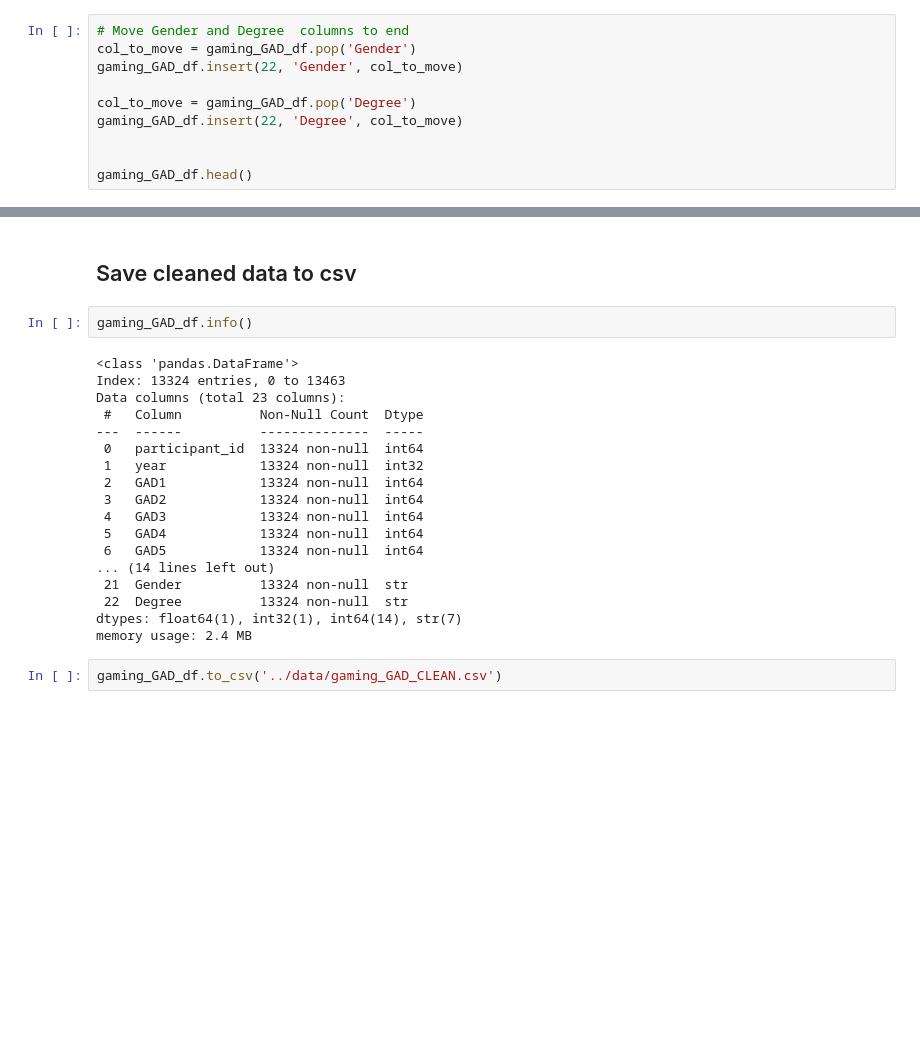
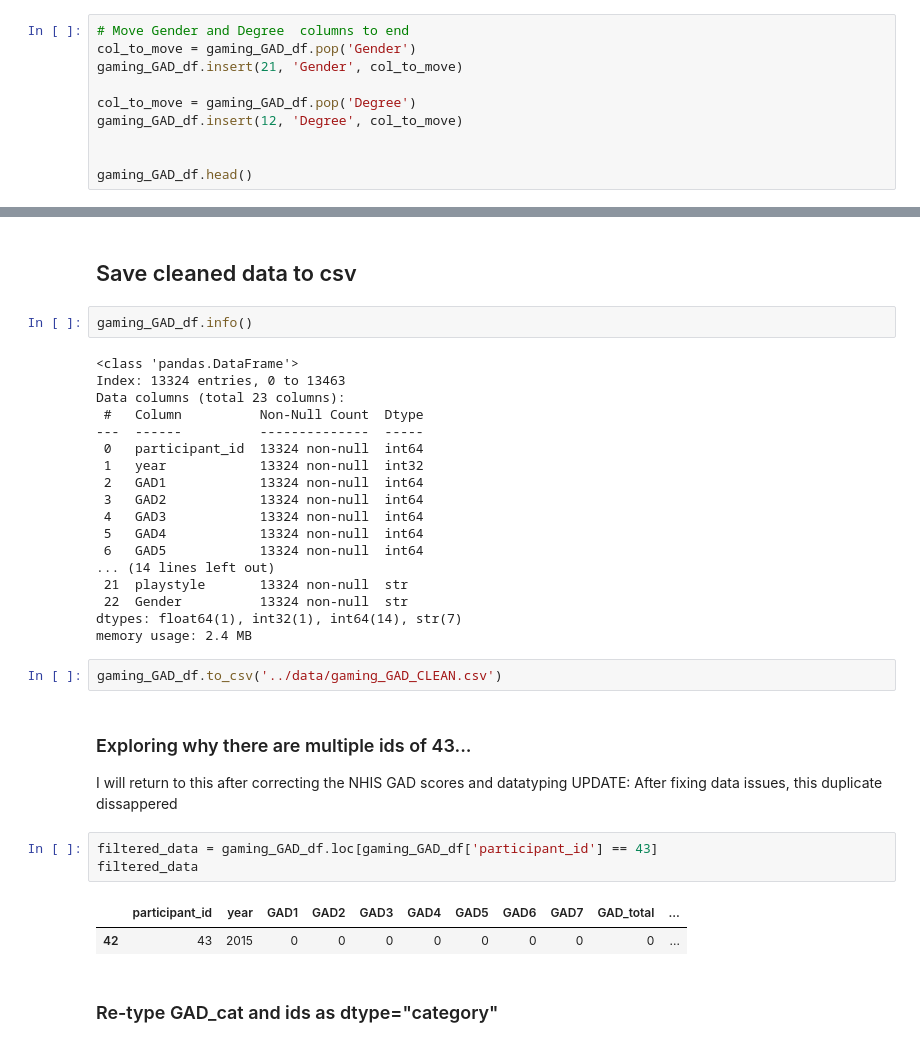
Before and after one commit to amallred/gaming-mental-health-analysis, a Jupyter notebook: notebooks/gaming_mental_health_cleaning.ipynb, the cells around one changed output, grey strips where cells are left out. Drawn from its saved outputs; the diff is of its cells as text; blank space fills up the shorter version.

```diff
--- a/notebooks/gaming_mental_health_cleaning.ipynb
+++ b/notebooks/gaming_mental_health_cleaning.ipynb
@@ -465,10 +465,10 @@ gaming_GAD_df.head()
 # %%
 # Move Gender and Degree  columns to end
 col_to_move = gaming_GAD_df.pop('Gender')
-gaming_GAD_df.insert(22, 'Gender', col_to_move)
+gaming_GAD_df.insert(21, 'Gender', col_to_move)
 
 col_to_move = gaming_GAD_df.pop('Degree')
-gaming_GAD_df.insert(22, 'Degree', col_to_move)
+gaming_GAD_df.insert(12, 'Degree', col_to_move)
 
 
 gaming_GAD_df.head()
@@ -514,9 +514,21 @@ Data columns (total 23 columns):
  5   GAD4            13324 non-null  int64
  6   GAD5            13324 non-null  int64
 ... (14 lines left out)
- 21  Gender          13324 non-null  str
- 22  Degree          13324 non-null  str
+ 21  playstyle       13324 non-null  str
+ 22  Gender          13324 non-null  str
 dtypes: float64(1), int32(1), int64(14), str(7)
 memory usage: 2.4 MB
 # %%
 gaming_GAD_df.to_csv('../data/gaming_GAD_CLEAN.csv')
+# %% [markdown]
+### Exploring why there are multiple ids of 43...
+I will return to this after correcting the NHIS GAD scores and datatyping
+UPDATE: After fixing data issues, this duplicate dissappered
+# %%
+filtered_data = gaming_GAD_df.loc[gaming_GAD_df['participant_id'] == 43]
+filtered_data
+# %% [output]
+|  | participant_id | year | GAD1 | GAD2 | GAD3 | GAD4 | GAD5 | GAD6 | GAD7 | GAD_total | ... |
+| 42 | 43 | 2015 | 0 | 0 | 0 | 0 | 0 | 0 | 0 | 0 | ... |
+# %% [markdown]
+### Re-type GAD_cat and ids as dtype="category"
```
Also changed, not shown: parts of 3 cells of this notebook, 5 other files.
